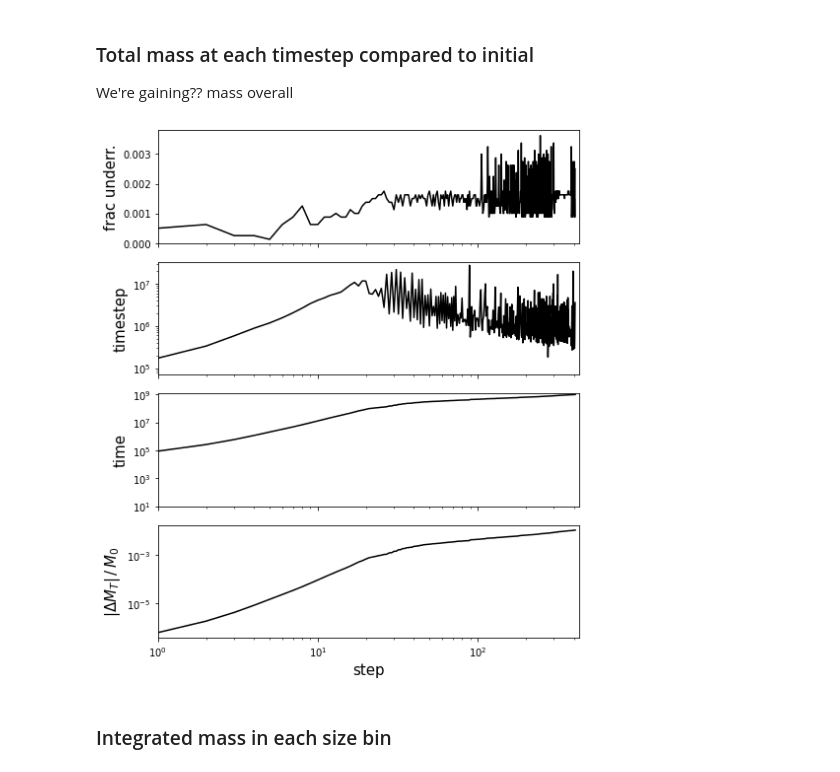
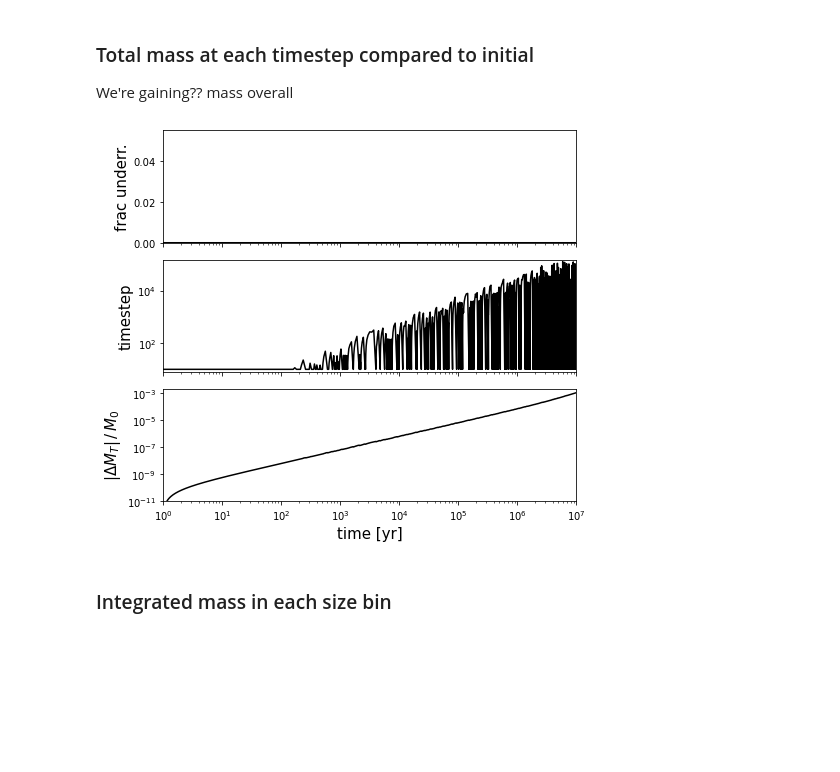
Before and after one commit to mdodici/cold-kuiper, a Jupyter notebook: 2_results_AT.ipynb, the cells around one changed output. Cells and saved outputs as stored; diff of their text form; code cells hidden in the pictures; blank space fills up the shorter version.

Commit message:
updated results notebooks

```diff
--- a/2_results_AT.ipynb
+++ b/2_results_AT.ipynb
@@ -10,23 +10,26 @@ from matplotlib.colors import LogNorm
 from IPython.display import HTML
 from matplotlib import animation
 # %%
-resdir = 'results/dt-var_alp-1.8_t-1000.0Myr_e-100_s-80_e0-0.01_m0-10Me_p-99_r-10'
+resdir = 'results/dt-var_alp-1.8_t-10.0Myr_e-100_s-80_e0-0.05_m0-10Me_p-100_r-10'
 
-t_tot = 1000e6
+t_tot = 10e6
 gpe = 100
 gps = 80
-e0 = 0.01
+e0 = 0.05
 m0 = 10
 
 N = pd.read_csv('%s/N.csv' %resdir, header=None,index_col=None)
 N_i = pd.read_csv('%s/N_i.csv' %resdir, header=None,index_col=None)
 N_o = pd.read_csv('%s/N_o.csv' %resdir, header=None,index_col=None)
 ts = pd.read_csv('%s/ts.csv' %resdir, header=None,index_col=None)
+dt = pd.read_csv('%s/dt.csv' %resdir, header=None,index_col=None)
+fu = pd.read_csv('%s/fu.csv' %resdir, header=None,index_col=None)
 #nrem_all = pd.read_csv('%s/nrem_coll.csv' %resdir, header=None,index_col=None)
 #idx = pd.read_csv('%s/idx.csv' %resdir, header=None,index_col=None).to_numpy()
 #esucc_idx = pd.read_csv('%s/e_succ_idx.csv' %resdir, header=None,index_col=None).to_numpy()
 
 steps = len(N)
+actual_steps = len(dt)
 
 sMin = -4
 sMax = 8
@@ -46,9 +49,10 @@ N = N.to_numpy().reshape(steps,gpe,gps)
 N_i = N_i.to_numpy().reshape(steps,gpe,gps)
 N_o = N_o.to_numpy().reshape(steps,gpe,gps)
 ts = ts.to_numpy()
-dt = ts[1:] - ts[:-1]
+dt = dt.to_numpy()
+fu = fu.to_numpy()
 
 Ndot = 10**N_i - 10**N_o
 
-print(steps)
+print(actual_steps)
 # %% [output]
@@ -358,45 +364,44 @@ for i in range(steps):
     s_nums_t = np.sum(10**N[i],axis=0)
     total_mass_ts[i] = integrate_mass(size, np.log10(s_nums_t), 'earth')
 # %%
-bins_underresolved = np.zeros(len(dt))
-cutoff = np.log10(1/dt)
+ts_int = np.zeros(len(dt))
+for i in range(len(dt)):
+    ts_int[i] = np.sum(dt[:i])
 
-for i in range(len(dt)):
-    ratio_foo = np.log10(np.abs(Ndot[i])) - N[i]
-    bins_underresolved[i] = np.count_nonzero(ratio_foo > cutoff[i])
+fig,ax=plt.subplots(3,figsize=(7,6),sharex=True)
 
-fig,ax=plt.subplots(4,figsize=(7,8),sharex=True)
-
-ax[0].plot(bins_underresolved/(gpe*gps),c='k')
+ax[0].plot(ts_int,fu,c='k')
 ax[0].set_ylim(0)
 ax[0].set_ylabel('frac underr.',fontsize=15)
 
-ax[1].plot(dt,ls='-',marker='',markersize=2,c='k')
+ax[1].plot(ts_int,dt,ls='-',marker='',markersize=2,c='k')
 ax[1].set_ylabel('timestep',fontsize=15)
 ax[1].set_ylim(min(dt)-.2*min(dt),max(dt)+.2*max(dt))
 
-ax[2].plot(ts,ls='-',marker='',markersize=2,c='k')
-ax[2].set_ylabel('time',fontsize=15)
-ax[2].set_ylim(10,max(ts)+.2*max(ts))
+#ax[2].plot(ts,ts,ls='-',marker='',markersize=2,c='k')
+#ax[2].set_ylabel('time',fontsize=15)
+#ax[2].set_ylim(10,max(ts)+.2*max(ts))
 
 #ax[1].plot(frms,np.full(len(frms),80),ls='',marker="|",zorder=0)
 #ax[2].plot(frms,np.full(len(frms),2e7),ls='',marker="|",zorder=0)
 
-ax[3].plot(abs(total_mass_ts - total_mass_ts[0]) / total_mass_ts[0],ls='-',marker='',markersize=2,c='k')
-ax[3].set_ylabel(r'$|\Delta M_T| \,/\,M_{0}$',fontsize=15)
+mass_err = abs(total_mass_ts - total_mass_ts[0]) / total_mass_ts[0]
+ax[2].plot(ts, mass_err,ls='-',marker='',markersize=2,c='k')
+ax[2].set_ylabel(r'$|\Delta M_T| \,/\,M_{0}$',fontsize=15)
+ax[2].set_ylim(1e-11,2*max(mass_err))
 
-for i in range(3):
+for i in range(2):
     ax[i+1].set_yscale('log')
 
 plt.subplots_adjust(hspace=0)
-plt.xlim(1,steps + 20)
+plt.xlim(1,ts[-1] + 20)
 plt.xscale('log')
-plt.xlabel('step',fontsize=15)
+plt.xlabel('time [yr]',fontsize=15)
 
 fig.tight_layout()
 plt.show()
 # %% [output]
-[figure, old version]
+[figure, new version]
 # %% [markdown]
 ### Integrated mass in each size bin
 # %%
```
Also changed, not shown: parts of 13 cells of this notebook, 1 other file.
